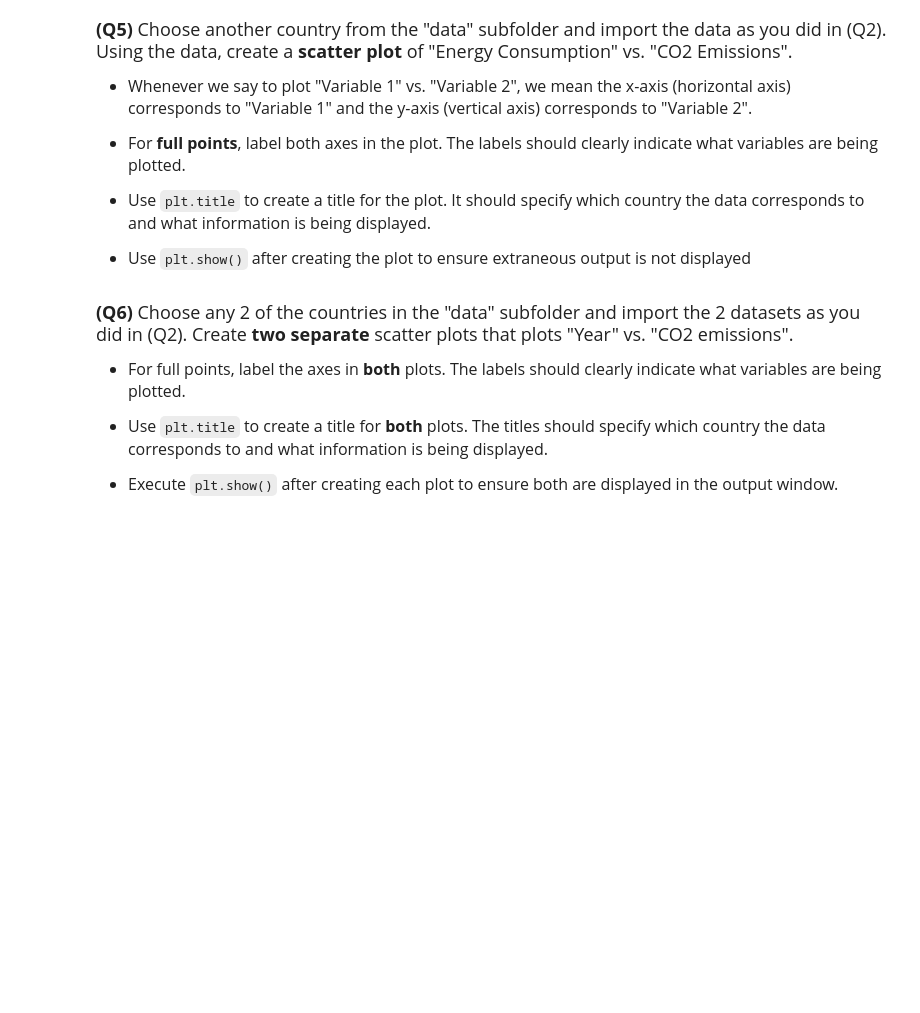
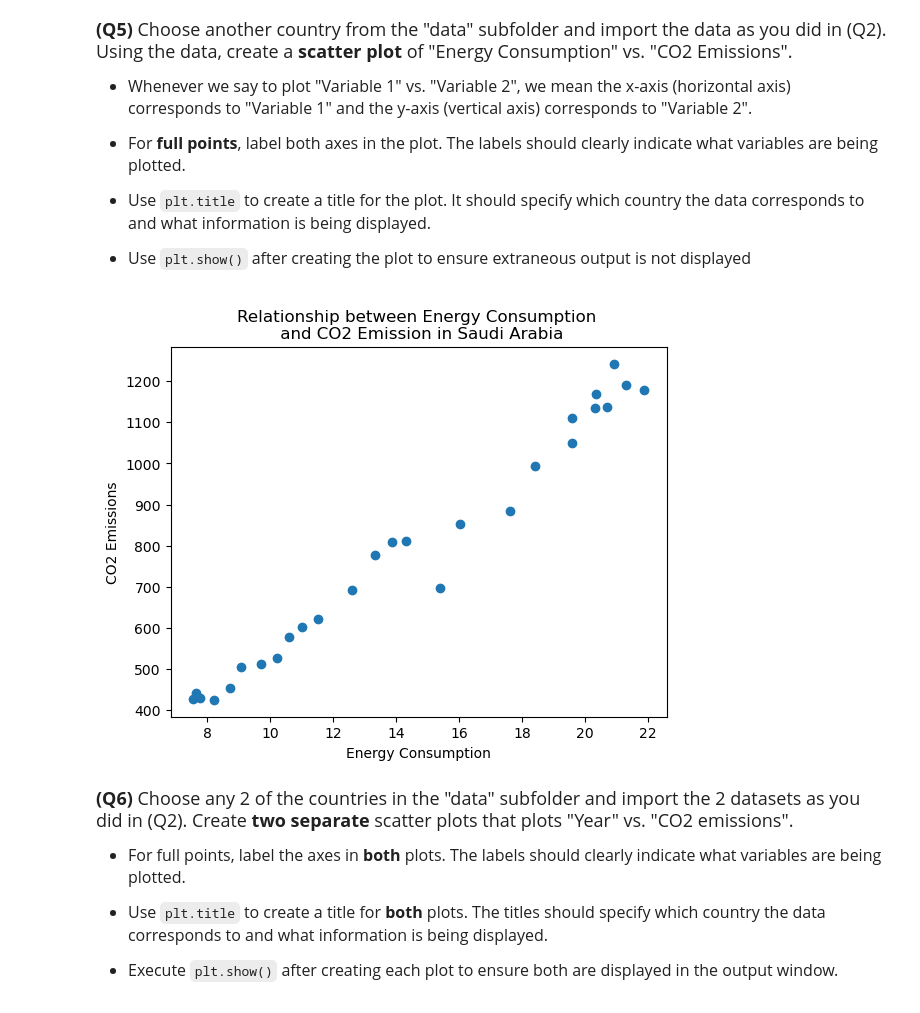
Before and after one commit to daniyalk-gh/datasci151spring2026, a Jupyter notebook: _assignments/assignment_2/Assignment2.ipynb, the cells around one changed output. Drawn from its saved outputs; the diff is of its cells as text; code cells hidden in the pictures; blank space fills up the shorter version.

```diff
--- a/_assignments/assignment_2/Assignment2.ipynb
+++ b/_assignments/assignment_2/Assignment2.ipynb
@@ -147,3 +144,13 @@ saudi_emissions = pd.read_csv("data/saudi_arabia_emission.csv")
+# %%
+# Write your answer
+saudi_emissions = pd.read_csv("data/saudi_arabia_emission.csv")
+plt.scatter(x = saudi_emissions["Energy_consumption"], y = saudi_emissions["CO2_emission"])
+plt.xlabel("Energy Consumption")
+plt.ylabel("CO2 Emissions")
+plt.title("Relationship between Energy Consumption \n and CO2 Emission in Saudi Arabia")
+plt.show()
+# %% [output]
+[figure, added]
 # %% [markdown]
 <font size = "4">
 
```
Also changed, not shown: parts of 3 cells of this notebook.
